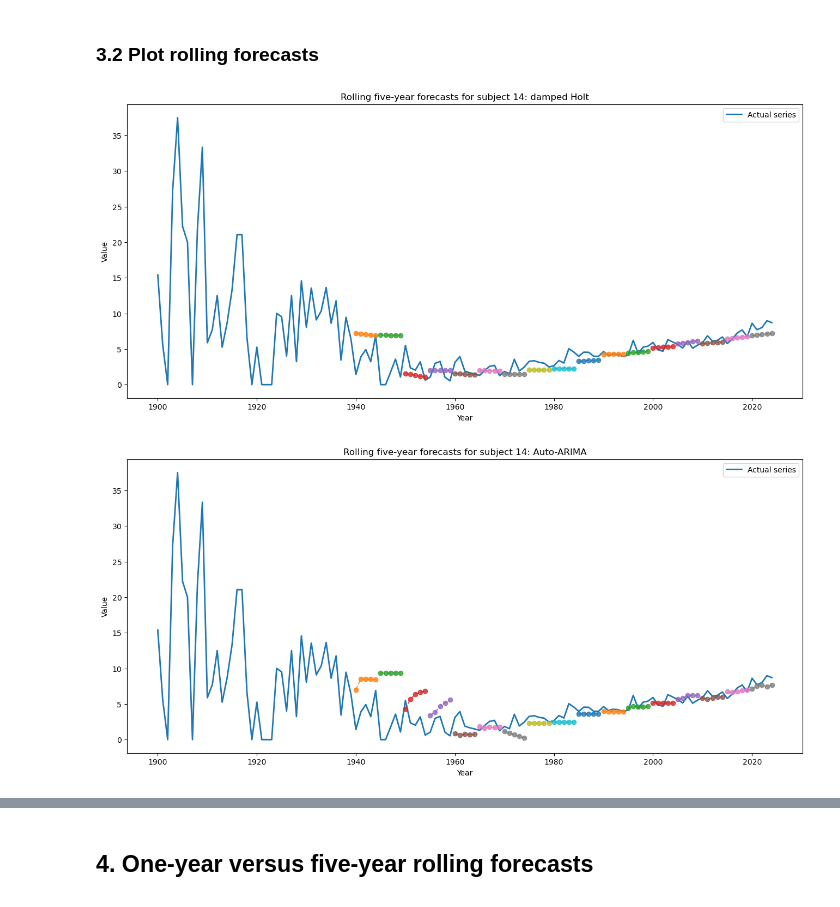
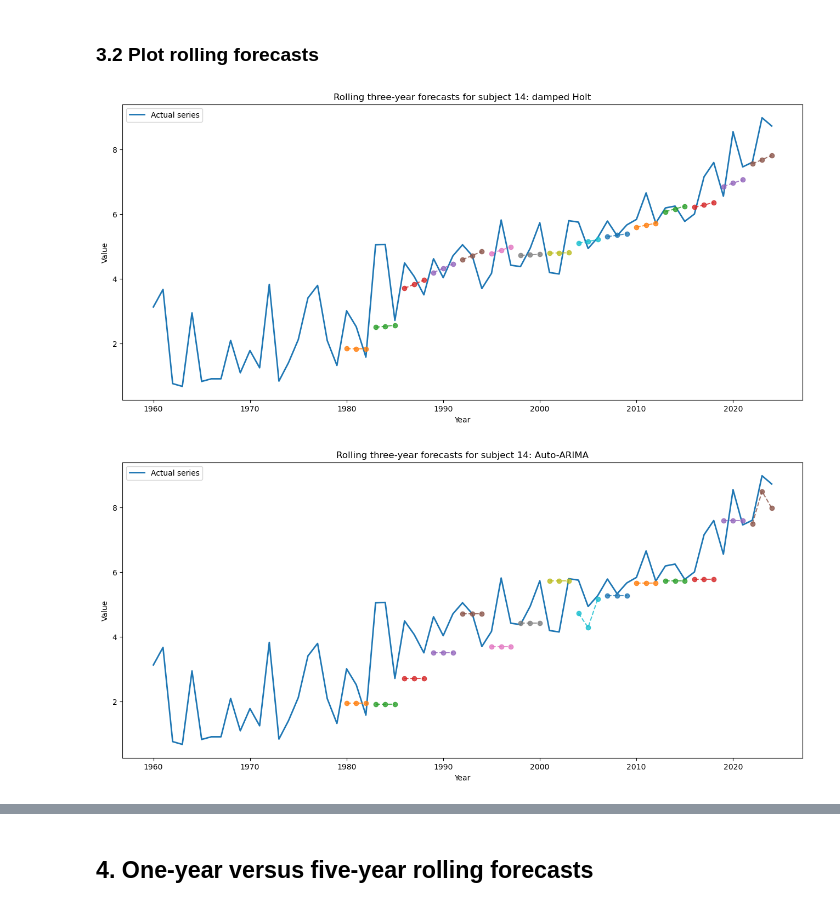
Before and after one commit to Erdos-Projects/summer26-math-genealogy, a Jupyter notebook: notebooks/subject_analysis-Yilong/cross_validation.ipynb, the cells around one changed output, grey strips where cells are left out. Drawn from its saved outputs; the diff is of its cells as text; code cells hidden in the pictures.

Commit message:
add prediction plots

```diff
--- a/notebooks/subject_analysis-Yilong/cross_validation.ipynb
+++ b/notebooks/subject_analysis-Yilong/cross_validation.ipynb
@@ -20,13 +79,13 @@ nodes = pd.read_csv(
 The matrices use subject codes as row labels, but `.iloc` selects by row position.
 For example, subject code 14 is currently at row position 9.
 # %%
-# Use annual data from 1900 through 2024.
-years = np.arange(1900, 2025)
+# Use annual data from 1960 through 2024.
+years = np.arange(1960, 2024+1)
 
 valid_pure = nodes[
     nodes["subject_code"].notna()
     & (nodes["subject_code"] < 61)
-    & nodes["year"].between(1900, 2024)
+    & nodes["year"].between(1960, 2024+1)
 ].copy()
 
 valid_pure["year"] = valid_pure["year"].astype(int)
@@ -127,14 +186,14 @@ def forecast_models(train, train_years, forecast_years):
         forecast_years.reshape(-1, 1)
     )
 
-    # 5. Fixed ARIMA(0, 0, 2).
-    arima_002_model = pm.ARIMA(
-        order=(0, 0, 2),
+    # 5. Fixed ARIMA(0, 1, 1).
+    arima_011_model = pm.ARIMA(
+        order=(0, 1, 1),
         with_intercept=False,
         suppress_warnings=True
     ).fit(train)
-    forecasts["ARIMA(0,0,2)"] = np.asarray(
-        arima_002_model.predict(n_periods=horizon),
+    forecasts["ARIMA(0,1,1)"] = np.asarray(
+        arima_011_model.predict(n_periods=horizon),
         dtype=float
     )
 
@@ -163,9 +222,9 @@ def forecast_models(train, train_years, forecast_years):
 def rolling_window_cv(
     y,
     year_values,
-    window_size=40,
-    horizon=5,
-    step=5
+    window_size=20,
+    horizon=3,
+    step=3
 ):
     """Run fixed-length rolling-window time-series cross-validation.
 
@@ -328,9 +387,9 @@ counts_rolling_summary
 share_rolling_metrics, share_rolling_forecasts = rolling_window_cv(
     y=share_subject14.to_numpy(),
     year_values=year_values,
-    window_size=40,
-    horizon=5,
-    step=5
+    window_size=20,
+    horizon=3,
+    step=3
 )
 
 share_rolling_summary = summarize_cv_results(
@@ -416,16 +473,16 @@ def plot_cv_forecasts(
 # %%
 plot_cv_forecasts(
     original_series=share_subject14.to_numpy(),
     year_values=year_values,
     cv_forecasts=share_rolling_forecasts,
     model_name="Holt damped",
     title=(
-        "Rolling five-year forecasts for subject 14: "
+        "Rolling three-year forecasts for subject 14: "
         "damped Holt"
     )
 )
 # %% [output]
-[figure, old version]
+[figure, new version]
 # %%
 plot_cv_forecasts(
     original_series=share_subject14.to_numpy(),
@@ -433,9 +490,9 @@ plot_cv_forecasts(
     cv_forecasts=share_rolling_forecasts,
     model_name="Auto ARIMA",
     title=(
-        "Rolling five-year forecasts for subject 14: "
+        "Rolling three-year forecasts for subject 14: "
         "Auto-ARIMA"
     )
 )
 # %% [output]
-[figure, old version]
+[figure, new version]
```
Also changed, not shown: parts of 65 cells of this notebook.
